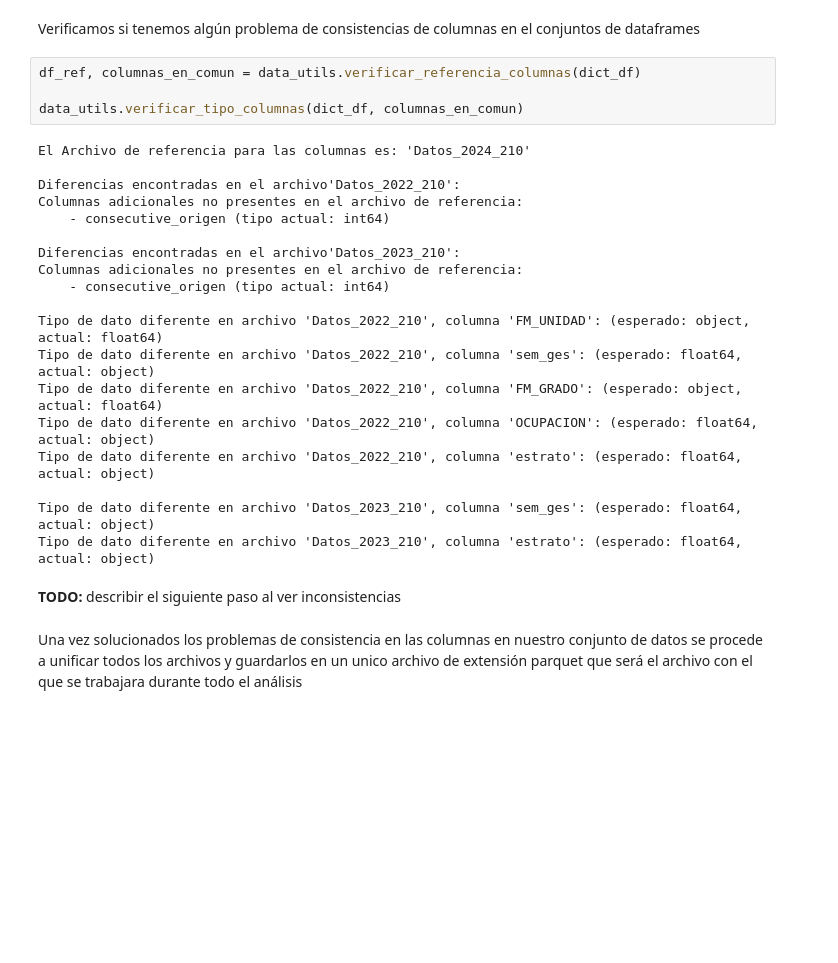
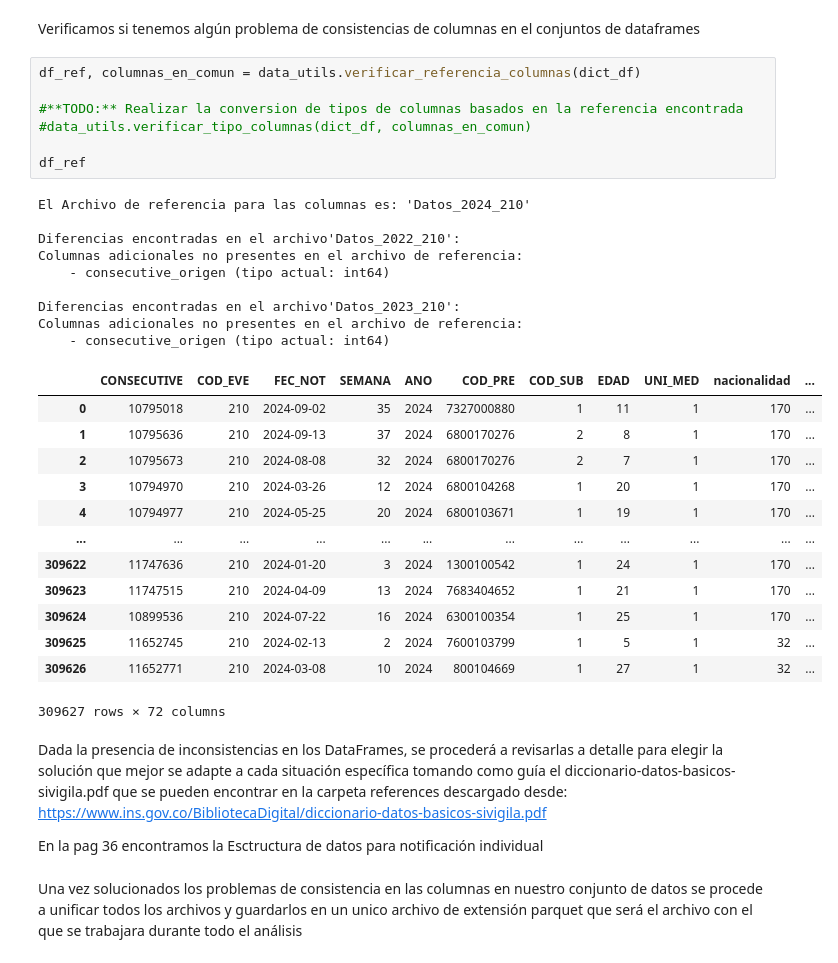
Before and after one commit to Edmh1/ml-analyst-sivigila, a Jupyter notebook: notebooks/main_pipeline.ipynb, the cells around one changed output. Saved outputs shown, nothing was run; the diff lists cells and outputs as text; blank space fills up the shorter version.

```diff
--- a/notebooks/main_pipeline.ipynb
+++ b/notebooks/main_pipeline.ipynb
@@ -53,28 +53,37 @@ Verificamos si tenemos algún problema de consistencias de columnas en el conjun
 # %%
 df_ref, columnas_en_comun = data_utils.verificar_referencia_columnas(dict_df)
 
-data_utils.verificar_tipo_columnas(dict_df, columnas_en_comun)
+#**TODO:** Realizar la conversion de tipos de columnas basados en la referencia encontrada
+#data_utils.verificar_tipo_columnas(dict_df, columnas_en_comun)
+
+df_ref
 # %% [output]
 El Archivo de referencia para las columnas es: 'Datos_2024_210'
 
 Diferencias encontradas en el archivo'Datos_2022_210':
 Columnas adicionales no presentes en el archivo de referencia:
     - consecutive_origen (tipo actual: int64)
 
 Diferencias encontradas en el archivo'Datos_2023_210':
 Columnas adicionales no presentes en el archivo de referencia:
     - consecutive_origen (tipo actual: int64)
-
-Tipo de dato diferente en archivo 'Datos_2022_210', columna 'FM_UNIDAD': (esperado: object, actual: float64)
-Tipo de dato diferente en archivo 'Datos_2022_210', columna 'sem_ges': (esperado: float64, actual: object)
-Tipo de dato diferente en archivo 'Datos_2022_210', columna 'FM_GRADO': (esperado: object, actual: float64)
-Tipo de dato diferente en archivo 'Datos_2022_210', columna 'OCUPACION': (esperado: float64, actual: object)
-Tipo de dato diferente en archivo 'Datos_2022_210', columna 'estrato': (esperado: float64, actual: object)
-
-Tipo de dato diferente en archivo 'Datos_2023_210', columna 'sem_ges': (esperado: float64, actual: object)
-Tipo de dato diferente en archivo 'Datos_2023_210', columna 'estrato': (esperado: float64, actual: object)
+|  | CONSECUTIVE | COD_EVE | FEC_NOT | SEMANA | ANO | COD_PRE | COD_SUB | EDAD | UNI_MED | nacionalidad | ... |
+| 0 | 10795018 | 210 | 2024-09-02 | 35 | 2024 | 7327000880 | 1 | 11 | 1 | 170 | ... |
+| 1 | 10795636 | 210 | 2024-09-13 | 37 | 2024 | 6800170276 | 2 | 8 | 1 | 170 | ... |
+| 2 | 10795673 | 210 | 2024-08-08 | 32 | 2024 | 6800170276 | 2 | 7 | 1 | 170 | ... |
+| 3 | 10794970 | 210 | 2024-03-26 | 12 | 2024 | 6800104268 | 1 | 20 | 1 | 170 | ... |
+| 4 | 10794977 | 210 | 2024-05-25 | 20 | 2024 | 6800103671 | 1 | 19 | 1 | 170 | ... |
+| ... | ... | ... | ... | ... | ... | ... | ... | ... | ... | ... | ... |
+| 309622 | 11747636 | 210 | 2024-01-20 | 3 | 2024 | 1300100542 | 1 | 24 | 1 | 170 | ... |
+| 309623 | 11747515 | 210 | 2024-04-09 | 13 | 2024 | 7683404652 | 1 | 21 | 1 | 170 | ... |
+| 309624 | 10899536 | 210 | 2024-07-22 | 16 | 2024 | 6300100354 | 1 | 25 | 1 | 170 | ... |
+| 309625 | 11652745 | 210 | 2024-02-13 | 2 | 2024 | 7600103799 | 1 | 5 | 1 | 32 | ... |
+| 309626 | 11652771 | 210 | 2024-03-08 | 10 | 2024 | 800104669 | 1 | 27 | 1 | 32 | ... |
+309627 rows × 72 columns
 # %% [markdown]
-**TODO:** describir el siguiente paso al ver inconsistencias
+Dada la presencia de inconsistencias en los DataFrames, se procederá a revisarlas a detalle para elegir la solución que mejor se adapte a cada situación específica tomando como guía el diccionario-datos-basicos-sivigila.pdf que se pueden encontrar en la carpeta references descargado desde: https://www.ins.gov.co/BibliotecaDigital/diccionario-datos-basicos-sivigila.pdf
+
+En la pag 36 encontramos la Esctructura de datos para notificación individual
 # %% [markdown]
 Una vez solucionados los problemas de consistencia en las columnas en nuestro conjunto de datos se procede a unificar todos los archivos y
 guardarlos en un unico archivo de extensión parquet que será el archivo con el que se trabajara durante todo el análisis
```
Also changed, not shown: parts of 1 cell of this notebook, 1 other file.
